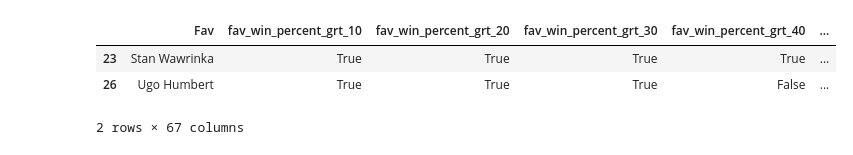
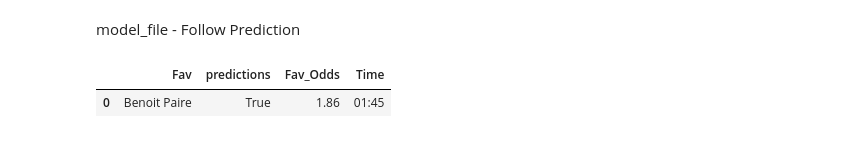
Before and after one commit to Witwolski/tennis_atp, a Jupyter notebook: ranking_analysis_new.ipynb, the cells around one changed output. Cells and saved outputs as stored; diff of their text form; code cells hidden in the pictures.

```diff
--- a/ranking_analysis_new.ipynb
+++ b/ranking_analysis_new.ipynb
@@ -310,4 +340,10 @@ final_clay['Fav_Odds']=final_clay['Fav_Odds'].astype(float)
 # %%
+if final_clay is not None:
+    final_clay=final_clay
+
+else:
+    final_clay=pd.DataFrame(columns=['Sex','Resulted','Time','Fav','Elo_Fav','Fav_Odds','fav_percent','fav_rank','Fav_Serve%','Fav_Return%','fav_last_five_win_perc','Dog','Dog_Odds','dog_percent','dog_rank','Dog_Serve%','Dog_Return%','dog_last_five_win_perc'])
+
 final_clay[(final_clay['Sex']=='Womens')&(final_clay['Resulted']=='False')][['Time','Fav','Elo_Fav','Fav_Odds','fav_percent','fav_rank','Fav_Serve%','Fav_Return%','fav_last_five_win_perc','Dog','Dog_Odds','dog_percent','dog_rank','Dog_Serve%','Dog_Return%','dog_last_five_win_perc']]
 # %% [output]
 |  | Time | Fav | Elo_Fav | Fav_Odds | fav_percent | fav_rank | Fav_Serve% | Fav_Return% | ... |
@@ -350,3 +363,18 @@ else:
+# %%
+if final_hard is not None:
+    final_hard.to_pickle('Hard_Today')
+else:
+    final_clay[final_clay['Sex']=='k'].to_pickle('Hard_Today')
+if final_grass is not None:
+    final_grass.to_pickle('Grass_Today')
+else:
+    final_grass[final_grass['Sex']=='k'].to_pickle('Grass_Today')
+if final_clay is not None:
+    final_clay.to_pickle('Clay_Today')
+final_clay=final_clay[(final_clay['Resulted']=='False')].copy()
+final_hard=final_hard[(final_hard['Resulted']=='False')].copy()
+# %% [markdown]
+model_file - Follow Prediction
 # %%
 data=final_clay
 data['fav_win_percent_grt_10'] = data['fav_percent'] > 0.1
@@ -427,34 +455,72 @@ data=data[['Fav', 'fav_win_percent_grt_10',
        'fav_win_percent_lt_30', 'fav_win_percent_lt_40',
        'fav_win_percent_lt_50', 'fav_win_percent_lt_60',
        'fav_win_percent_lt_70', 'fav_win_percent_lt_80',
        'fav_win_percent_lt_90', 'fav_win_percent_0', 'dog_win_percent_lt_10',
        'dog_win_percent_lt_20', 'dog_win_percent_lt_30',
        'dog_win_percent_lt_40', 'dog_win_percent_lt_50',
        'dog_win_percent_lt_60', 'dog_win_percent_lt_70',
        'dog_win_percent_lt_80', 'dog_win_percent_lt_90', 'dog_win_percent_0',
          'Female', 'Male','Fav_Odds','Time','fav_percent','dog_percent','fav_rank_gt_0',
  'fav_rank_lt_0',
  'dog_rank_gt_0',
  'dog_rank_lt_0',
  'fav_rank_gt_50',
  'fav_rank_lt_50',
  'dog_rank_gt_50',
  'dog_rank_lt_50',
  'fav_rank_gt_100',
  'fav_rank_lt_100',
  'dog_rank_gt_100',
  'dog_rank_lt_100',
  'fav_rank_gt_150',
  'fav_rank_lt_150',
  'dog_rank_gt_150',
  'dog_rank_lt_150',
  'fav_rank_gt_200',
  'fav_rank_lt_200',
  'dog_rank_gt_200',
  'dog_rank_lt_200',
          ]][(data['Fav_Odds']>1.8)]
+filtered_data=data[['dog_win_percent_grt_20',
+ 'dog_rank_gt_100',
+ 'fav_win_percent_grt_30',
+ 'fav_win_percent_grt_40',
+ 'fav_win_percent_lt_40',
+ 'fav_rank_lt_200',
+ 'dog_win_percent_lt_70',
+ 'dog_rank_lt_100',
+ 'dog_win_percent_grt_50',
+ 'fav_rank_gt_50',
+ 'fav_win_percent_lt_30',
+ 'dog_rank_gt_0',
+ 'dog_rank_gt_150',
+ 'dog_rank_lt_200',
+ 'fav_rank_lt_50',
+ 'dog_win_percent_lt_80',
+ 'fav_rank_gt_100','Fav']][(data['Fav_Odds']>1.8)].copy()
+
+from sklearn import svm
+from joblib import load
+
+if len(filtered_data)>0:
+    # Load the saved model from the file
+    model = load('.\model_file.joblib')
+
+    # Assuming you have a new dataset stored in a variable called 'new_data'
+    # Make predictions on the new dataset
+    drop_fav=filtered_data.drop(columns=['Fav'])
+    drop_fav=drop_fav.reset_index(drop=True)
+    predictions = model.predict(drop_fav)
+    predictions_df = pd.DataFrame(predictions, columns=['predictions'])
+
+    # Merge the predictions with the original data based on the index
+    #merged_data = pd.concat([drop_fav, predictions_df], axis=1)
+    data_new_index=data.reset_index(drop=True)
+    pred_final=predictions_df.merge(data_new_index,left_index=True,right_index=True)[['Fav','predictions','Fav_Odds','Time']]
+else:
+    pred_final=pd.DataFrame()
+
+pred_final
 # %% [output]
-|  | Fav | fav_win_percent_grt_10 | fav_win_percent_grt_20 | fav_win_percent_grt_30 | fav_win_percent_grt_40 | ... |
-| 23 | Stan Wawrinka | True | True | True | True | ... |
-| 26 | Ugo Humbert | True | True | True | False | ... |
+|  | Fav | predictions | Fav_Odds | Time |
+| 0 | Benoit Paire | True | 1.86 | 01:45 |
-2 rows × 67 columns
```
Also changed, not shown: parts of 24 cells of this notebook, 16 other files.
